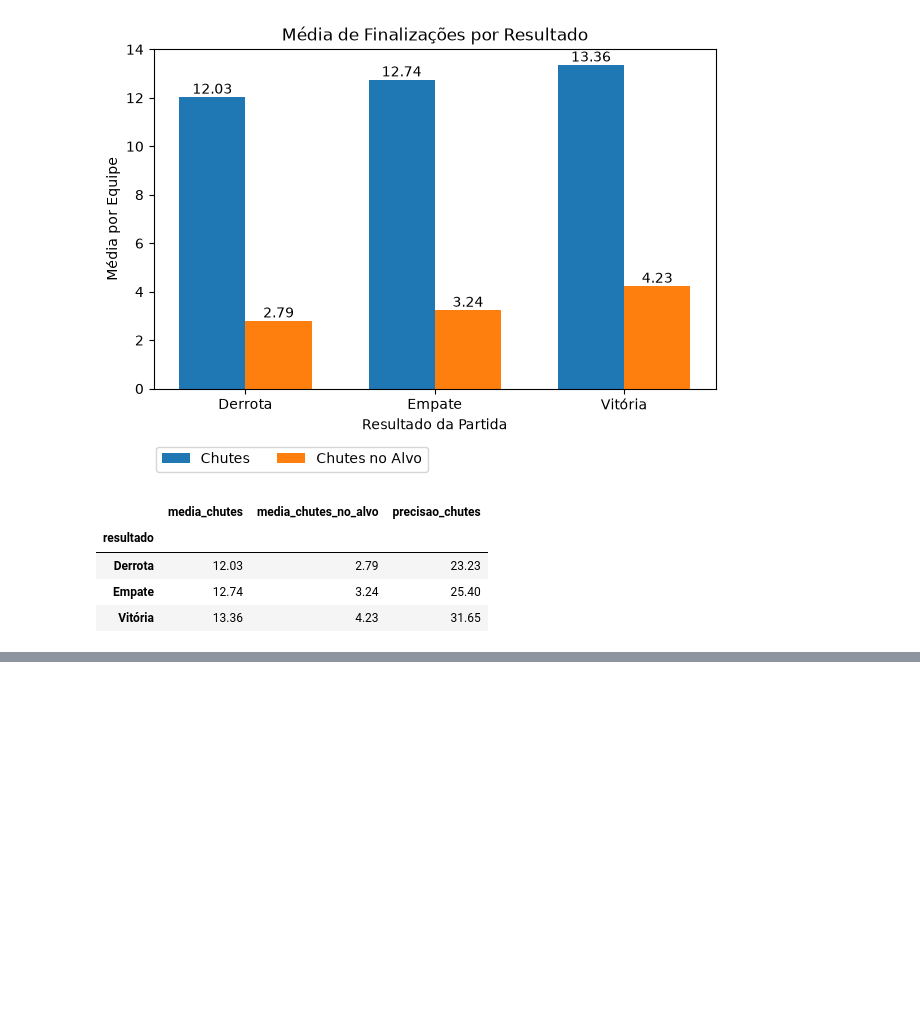
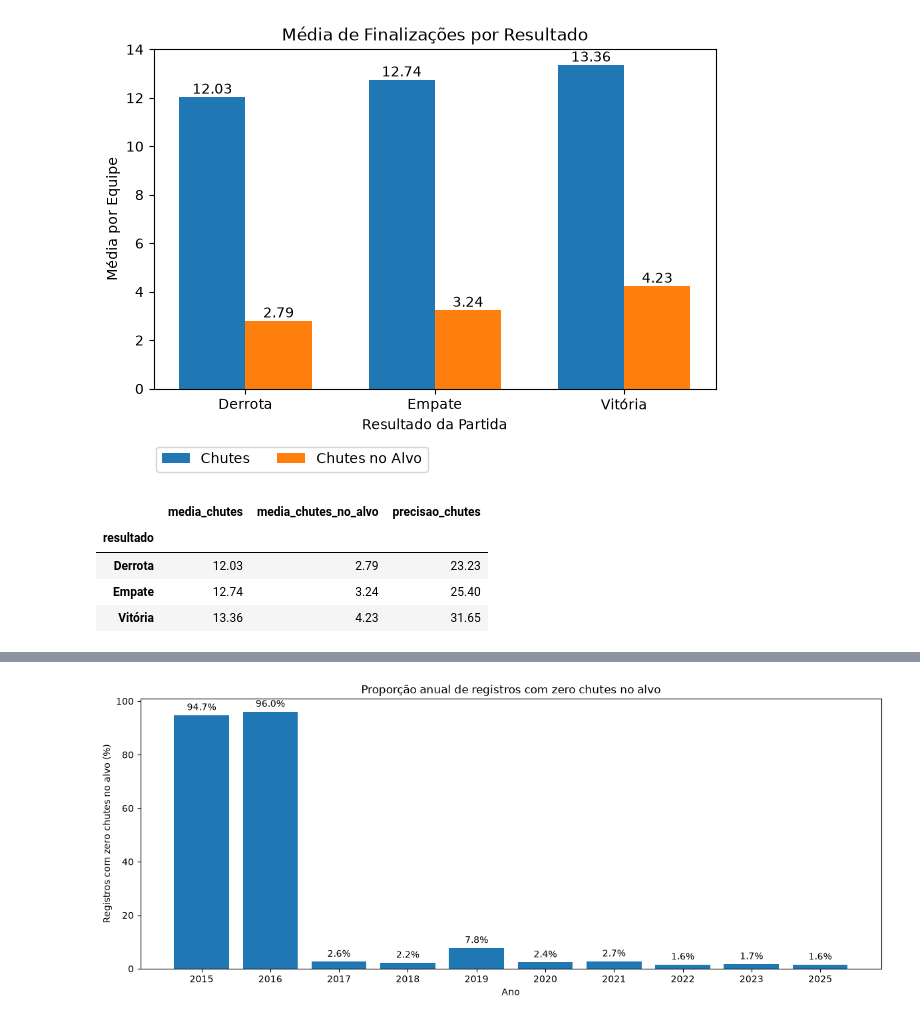
Before and after one commit to LuizFernand018/brasileirao-analytics, a Jupyter notebook: notebooks/01_exploracao_inicial.ipynb, the cells around one changed output, grey strips where cells are left out. Cells and saved outputs as stored; diff of their text form; code cells hidden in the pictures; blank space fills up the shorter version.

```diff
--- a/notebooks/01_exploracao_inicial.ipynb
+++ b/notebooks/01_exploracao_inicial.ipynb
@@ -844,7 +845,7 @@ df[["ID", "data", "ano"]].head(10)
 | 9 | 10 | 2003-03-30 | 2003 |
 # %%
 df_anos = df[["ID", "ano"]].rename(columns={"ID": "partida_id"})
-df_estatisticas = df_estatisticas.merge(df_anos, on="partida_id", how="left")
+df_estatisticas = df_estatisticas.merge(df_anos, on="partida_id", how="left", validate="many_to_one")
 # %%
 df_estatisticas.groupby("ano")["estatisticas_zeradas"].sum().sort_values(ascending=False).head(20)
 # %% [output]
@@ -1027,0 +1044,13 @@ Em comparação, as equipes derrotadas registraram precisão de 23.23%. Esses re
+# %%
+resumo_zerados = df_chutes.groupby("ano").agg(
+    total_registros=("chutes_no_alvo", "size"),
+    registros_zerados=("chutes_no_alvo", lambda serie: (serie == 0).sum()),
+    registros_positivos=("chutes_no_alvo", lambda serie: (serie > 0).sum())
+)
+
+resumo_zerados["percentual_zerados"] = (
+    resumo_zerados["registros_zerados"]
+    / resumo_zerados["total_registros"]
+) * 100
+
+resumo_zerados.round(2)
@@ -1027,0 +1070,16 @@ Em comparação, as equipes derrotadas registraram precisão de 23.23%. Esses re
+# %%
+plt.figure(figsize=(12, 5))
+
+barras = plt.bar(
+    resumo_zerados.index.astype(str),
+    resumo_zerados["percentual_zerados"]
+)
+
+plt.bar_label(barras, fmt="%.1f%%", padding=3)
+plt.xlabel("Ano")
+plt.ylabel("Registros com zero chutes no alvo (%)")
+plt.title("Proporção anual de registros com zero chutes no alvo")
+plt.tight_layout()
+plt.show()
+# %% [output]
+[figure, added]
```
Also changed, not shown: parts of 18 cells of this notebook.
